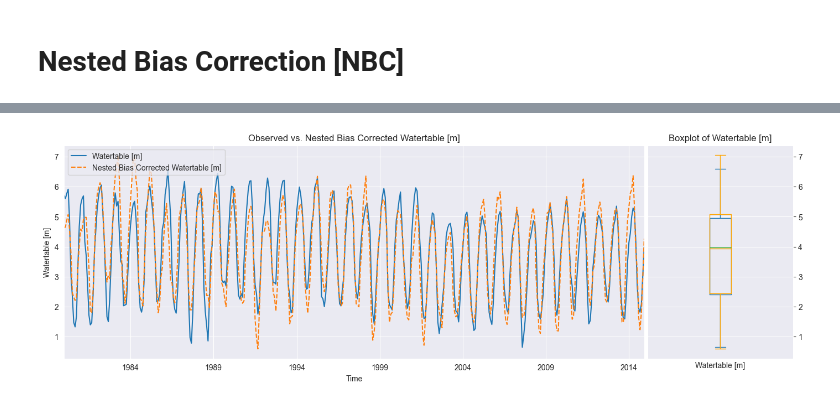
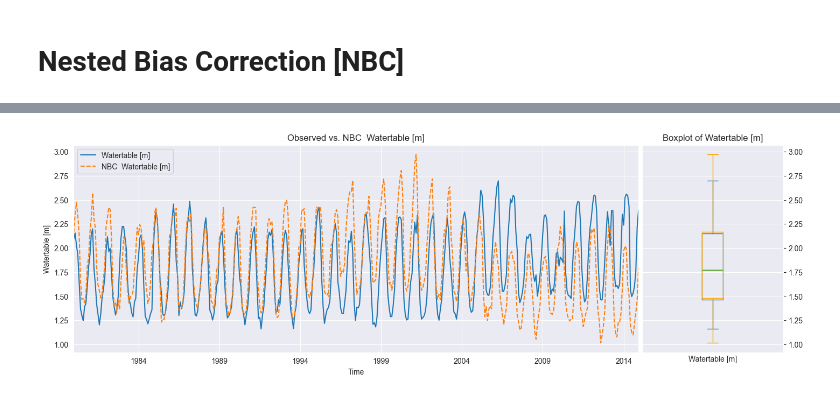
Before and after one commit to sadat-saim/pyBiasCorrect, a Jupyter notebook: Groundwater Downscaling-NBC-hist.ipynb, the cells around one changed output, grey strips where cells are left out. Cells and saved outputs as stored; diff of their text form; code cells hidden in the pictures.

```diff
--- a/Groundwater Downscaling-NBC-hist.ipynb
+++ b/Groundwater Downscaling-NBC-hist.ipynb
@@ -29,7 +29,7 @@ from modules import wrangle
 # %% [markdown]
 Path of the Reanalysis and GCM netCDF Files
 # %%
-path_station = r"F:\Reanalysis Data\Monthly\Observed\Ground WaterGT294700720321.xlsx"
+path_station = r"F:\Reanalysis Data\Monthly\Observed\Ground WaterGT041900320314.xlsx"
 # Directory containing the reanalysis NetCDF files
 path_reanalysis = r"F:\Reanalysis Data\Monthly\Reanalysis"
 # Directory containing the gcm NetCDF files
@@ -570,5 +560,8 @@ plt.title('Observed and Bias Corrected Data');
 # %%
+from modules import nested_bias_correction
+
+nbc = nested_bias_correction(y[: downscaled.index[-1]], downscaled[y.index[0]:])
 # Some values are negative which is not possible. So, replace negative values with 0
-plot_compare_time_series_and_boxplot(y, nbc, variable_name="Watertable [m]", alt_legend="Nested Bias Corrected")
+plot_compare_time_series_and_boxplot(y, nbc, variable_name="Watertable [m]", alt_legend="NBC ")
 # %% [output]
-[figure, old version]
+[figure, new version]
```
Also changed, not shown: parts of 22 cells of this notebook.
